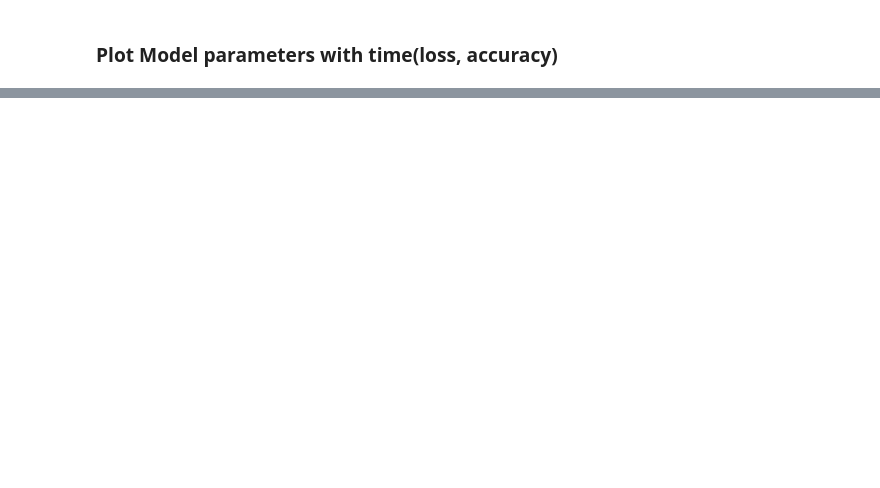
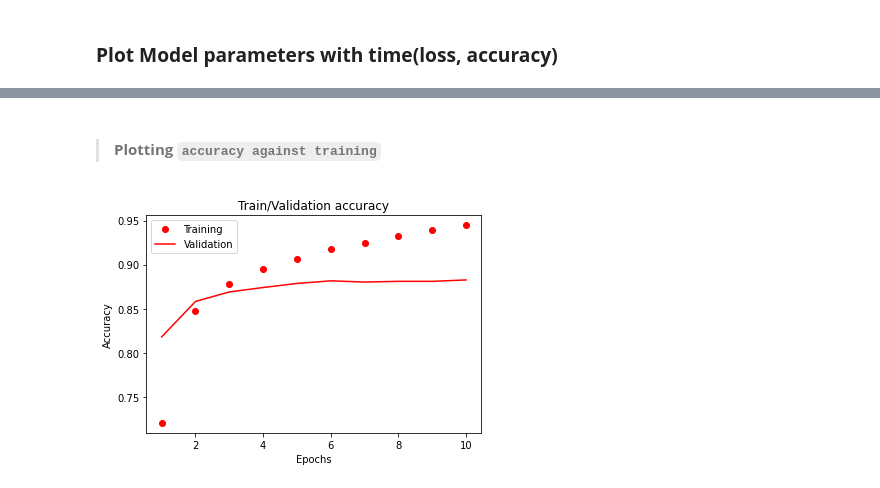
Before and after one commit to MQasim1218/TesnorFlow-tutorials, a Jupyter notebook: T2. Text-Classification.ipynb, the cells around one changed output, grey strips where cells are left out. Saved outputs shown, nothing was run; the diff lists cells and outputs as text; code cells hidden in the pictures; blank space fills up the shorter version.

Commit message:
Finished a Simple movie sentiment analysis model

```diff
--- a/T2. Text-Classification.ipynb
+++ b/T2. Text-Classification.ipynb
@@ -228,2 +293,20 @@ _________________________________________________________________
 # %% [markdown]
 ### **Plot Model parameters with time(loss, accuracy)**
+# %%
+# Preparing data for plot
+# Model.fit returns a snapshot of teh trained model, saved in variable `hist`
+# hist.history [
+    # training_accuracy, training_loss,
+    # validation_accuracy, validation_loss
+# ]
+
+hist_dict = hist.history
+print(hist_dict.keys())
+
+tr_acc = hist_dict['binary_accuracy']
+tr_loss = hist_dict['loss']
+
+val_acc = hist_dict['val_binary_accuracy']
+val_loss = hist_dict['val_loss']
+
+print(np.argmax(val_loss))
@@ -229,0 +318,10 @@ _________________________________________________________________
+# %%
+count = range(1,len(tr_acc) + 1)
+pl.plot(count, tr_loss,'bo', label= 'Training-loss') # 'bo' is for blue dot
+pl.plot(count, val_loss, 'b', label= 'Validation-loss') # 'b is for solid-blue line'
+
+pl.title('Train/Validation Loss')
+pl.xlabel('Epochs')
+pl.ylabel('loss')
+pl.legend()
+pl.show()
@@ -229,0 +330,13 @@ _________________________________________________________________
+# %% [markdown]
+> #### **Plotting `accuracy against training`**
+# %%
+pl.plot(count, tr_acc, 'ro', label= 'Training')
+pl.plot(count, val_acc, 'r', label= 'Validation')
+
+pl.title('Train/Validation accuracy')
+pl.xlabel('Epochs')
+pl.ylabel('Accuracy')
+pl.legend()
+pl.show()
+# %% [output]
+[figure, added]
```
Also changed, not shown: parts of 13 cells of this notebook, 1 other file.
